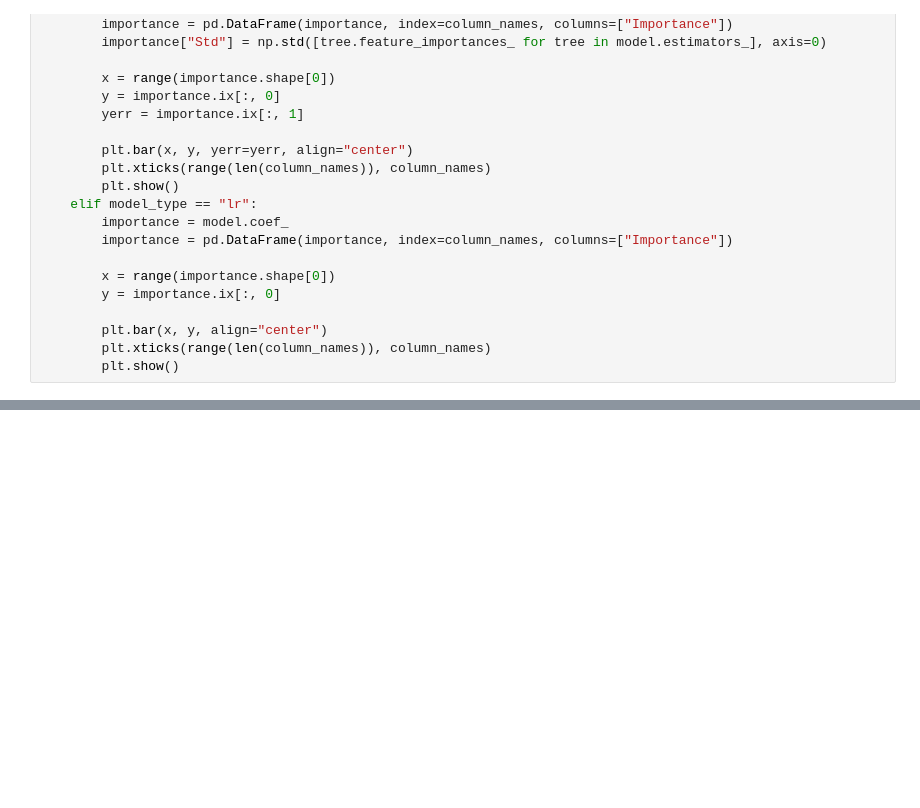
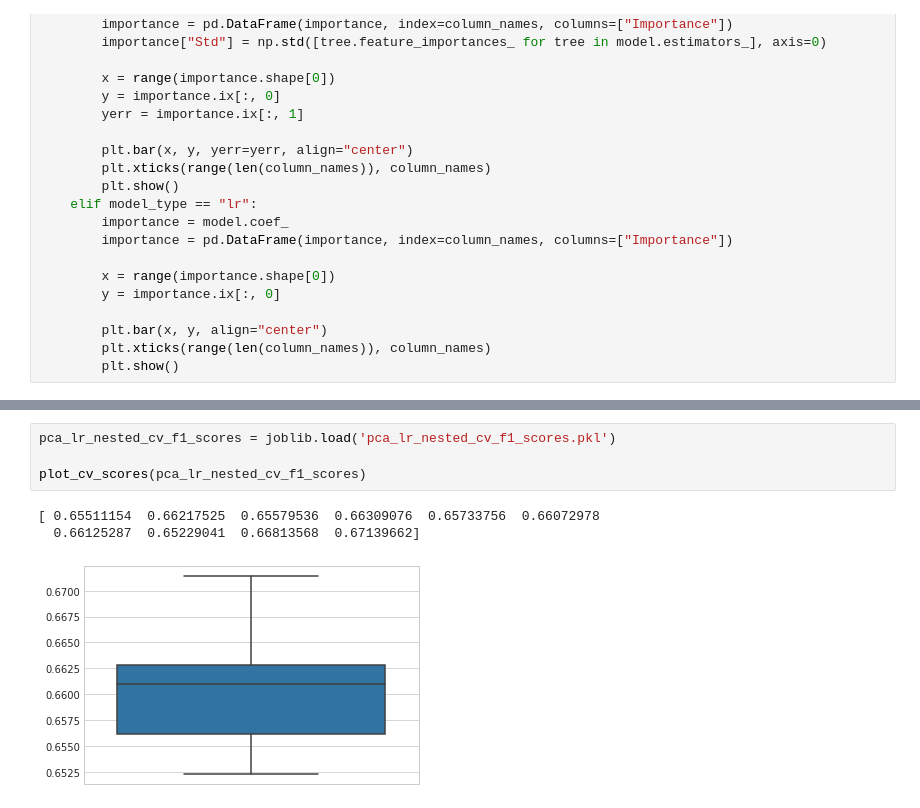
Before and after one commit to mgvaldes/edreams-exercise, a Jupyter notebook: model_selection.ipynb, the cells around one changed output, grey strips where cells are left out. Saved outputs shown, nothing was run; the diff lists cells and outputs as text; blank space fills up the shorter version.

```diff
--- a/model_selection.ipynb
+++ b/model_selection.ipynb
@@ -257,3 +361,11 @@ print()
+# %%
+pca_lr_nested_cv_f1_scores = joblib.load('pca_lr_nested_cv_f1_scores.pkl')
+
+plot_cv_scores(pca_lr_nested_cv_f1_scores)
+# %% [output]
+[ 0.65511154  0.66217525  0.65579536  0.66309076  0.65733756  0.66072978
+  0.66125287  0.65229041  0.66813568  0.67139662]
+[figure, added]
 # %%
 rfe_lr_pipe = Pipeline([('variance', VarianceThreshold()),
                     ('scaler', StandardScaler()),
```
Also changed, not shown: parts of 6 cells of this notebook, 2 other files.
